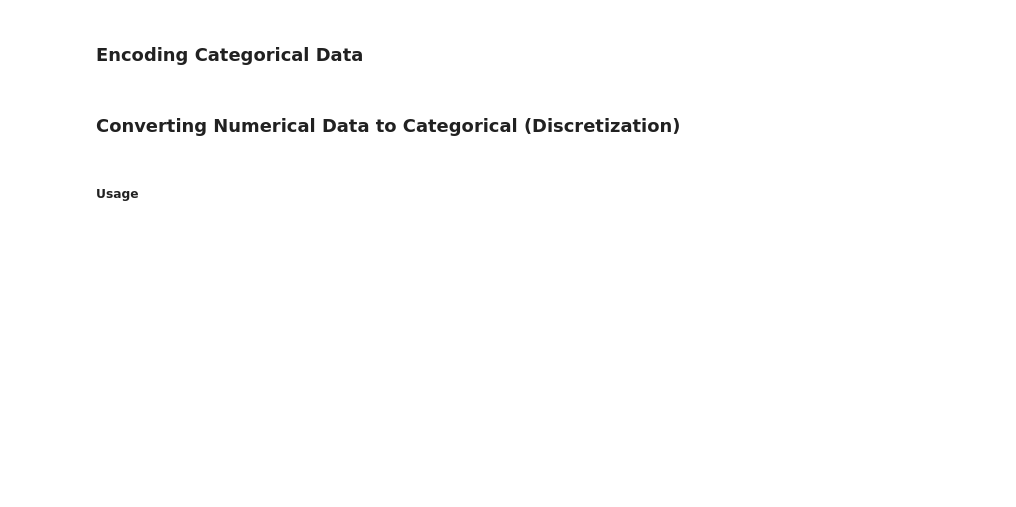
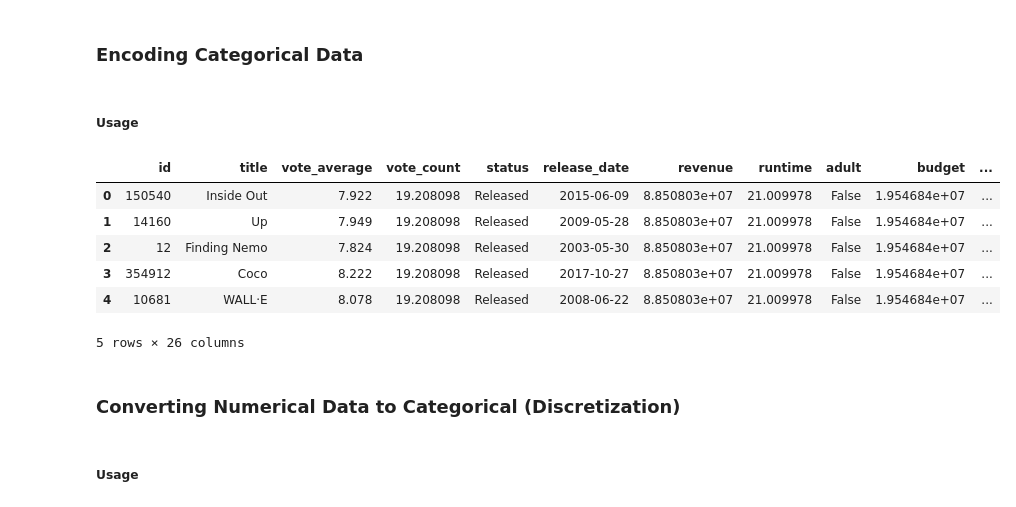
Before and after one commit to Pooria82/Movies-Data-Analysis, a Jupyter notebook: main.ipynb, the cells around one changed output. Cells and saved outputs as stored; diff of their text form; code cells hidden in the pictures; blank space fills up the shorter version.

```diff
--- a/main.ipynb
+++ b/main.ipynb
@@ -617,3 +723,16 @@ df.head(20)
+# %% [markdown]
+##### Usage
+# %%
+df = convert_text_to_numeric(df)
+df.head()
+# %% [output]
+|  | id | title | vote_average | vote_count | status | release_date | revenue | runtime | adult | budget | ... |
+| 0 | 150540 | Inside Out | 7.922 | 19.208098 | Released | 2015-06-09 | 8.850803e+07 | 21.009978 | False | 1.954684e+07 | ... |
+| 1 | 14160 | Up | 7.949 | 19.208098 | Released | 2009-05-28 | 8.850803e+07 | 21.009978 | False | 1.954684e+07 | ... |
+| 2 | 12 | Finding Nemo | 7.824 | 19.208098 | Released | 2003-05-30 | 8.850803e+07 | 21.009978 | False | 1.954684e+07 | ... |
+| 3 | 354912 | Coco | 8.222 | 19.208098 | Released | 2017-10-27 | 8.850803e+07 | 21.009978 | False | 1.954684e+07 | ... |
+| 4 | 10681 | WALL·E | 8.078 | 19.208098 | Released | 2008-06-22 | 8.850803e+07 | 21.009978 | False | 1.954684e+07 | ... |
+5 rows × 26 columns
 # %% [markdown]
 ### Converting Numerical Data to Categorical (Discretization)
 # %%
```
Also changed, not shown: parts of 30 cells of this notebook.
